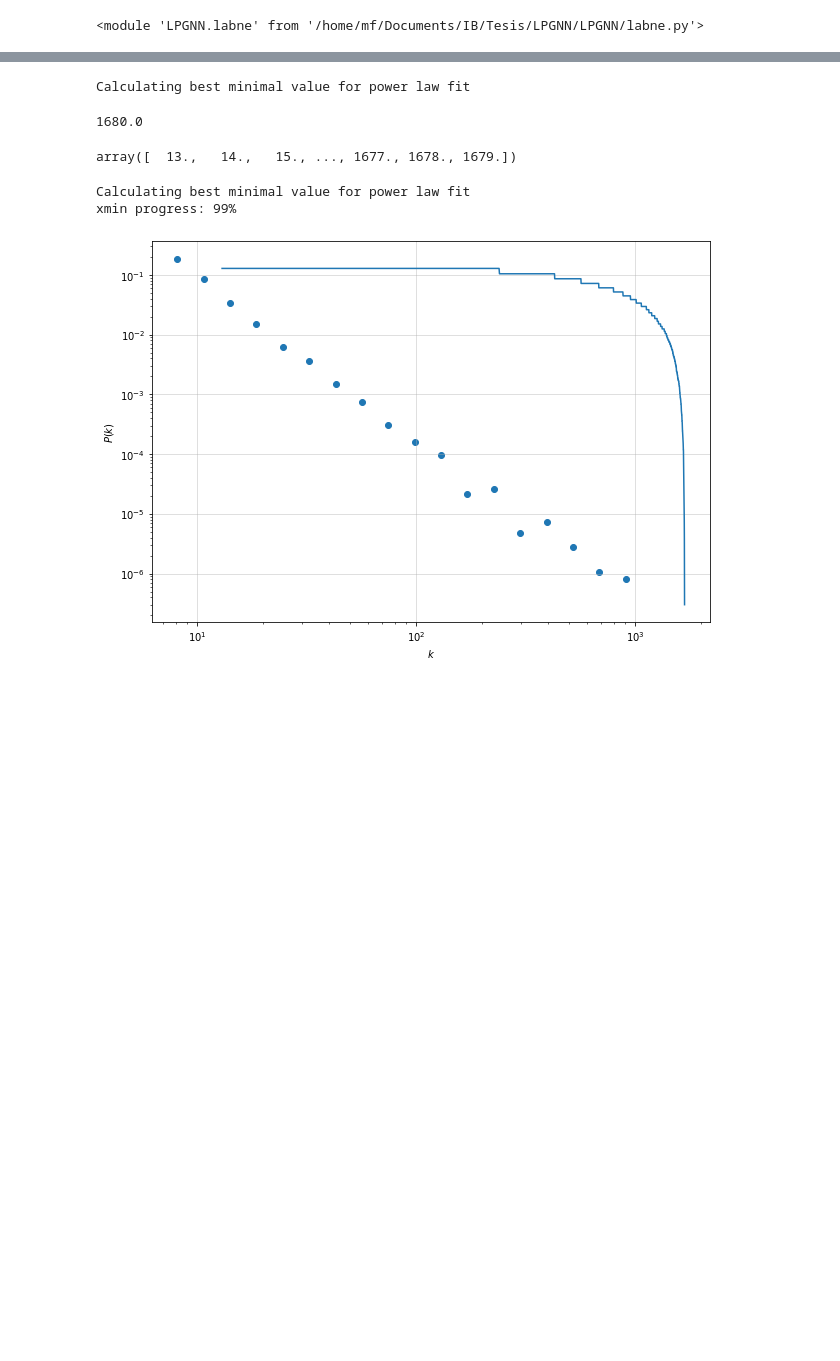
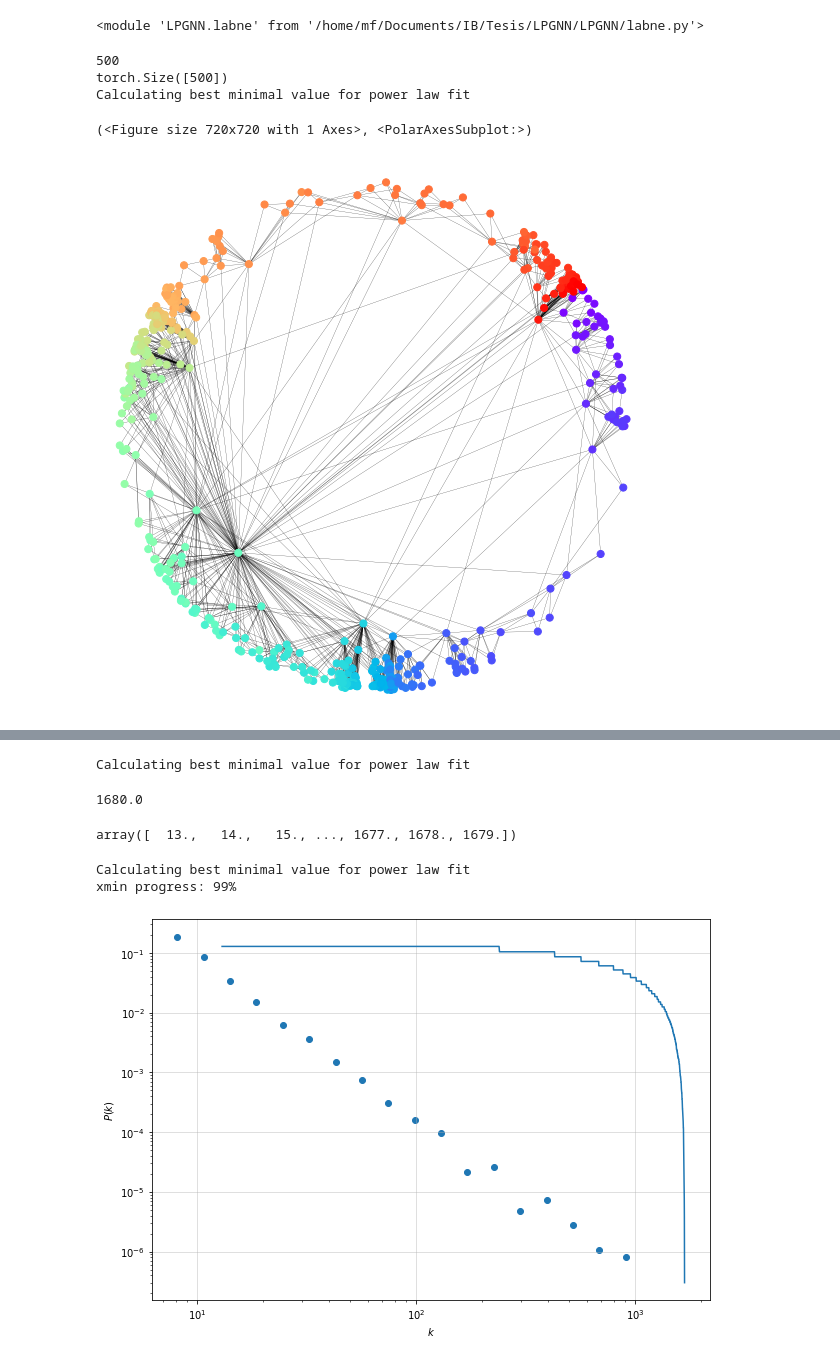
Before and after one commit to martinfama/LPGNN, a Jupyter notebook: Poincare_Embeddings.ipynb, the cells around one changed output, grey strips where cells are left out. Drawn from its saved outputs; the diff is of its cells as text; code cells hidden in the pictures; blank space fills up the shorter version.

```diff
--- a/Poincare_Embeddings.ipynb
+++ b/Poincare_Embeddings.ipynb
@@ -20,0 +23,11 @@ importlib.reload(LPGNN.labne)
+# %%
+PS_LaBNE = LPGNN.labne.generateLaBNE(PS)
+# %% [output]
+500
+torch.Size([500])
+Calculating best minimal value for power law fit
+# %%
+LPGNN.popularity_similarity.drawPSNetwork(PS_LaBNE, pos=PS_LaBNE.LaBNE_node_polar_positions)
+# %% [output]
+(<Figure size 720x720 with 1 Axes>, <PolarAxesSubplot:>)
+[figure, added]
```
Also changed, not shown: parts of 9 cells of this notebook, 2 other files.
